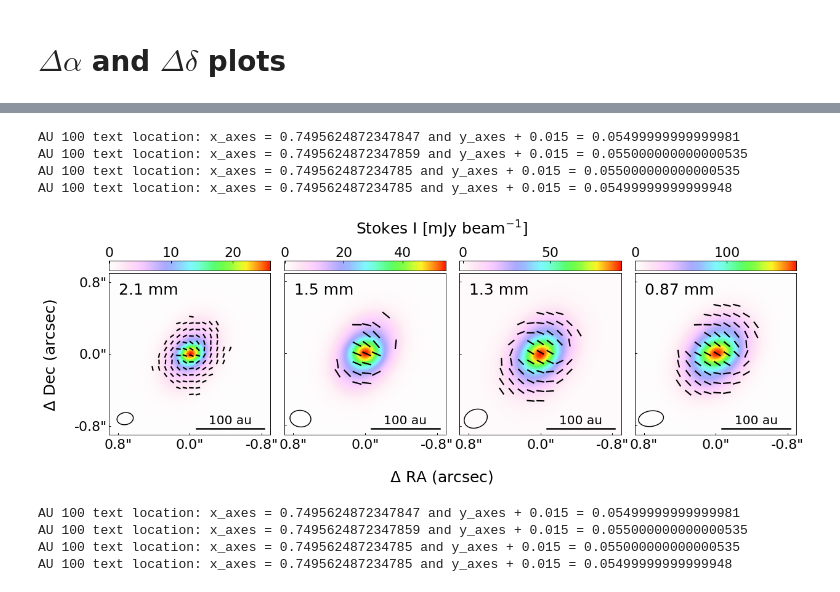
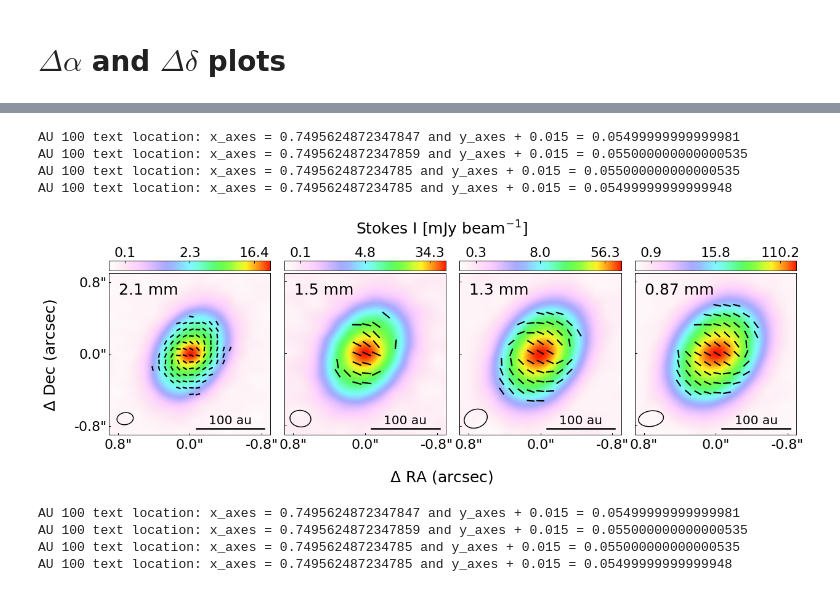
Before and after one commit to audreyburggraf/MastersThesis, a Jupyter notebook: PLOTTING C29 989/MakingFigures/AllBandsGrid.ipynb, the cells around one changed output, grey strips where cells are left out. Saved outputs shown, nothing was run; the diff lists cells and outputs as text; code cells hidden in the pictures.

Commit message:
Update dust scattering models and plots

```diff
--- a/PLOTTING C29 989/MakingFigures/AllBandsGrid.ipynb
+++ b/PLOTTING C29 989/MakingFigures/AllBandsGrid.ipynb
@@ -28,7 +28,7 @@ B4 = BuildBandDictionary(
     max_length_pix,
     reference_fraction,
     POLI_debiased_mJy,
-    StokesI_mJy,
+    StokesI_mJy, StokesI_stretched_mJy_grid, StokesI_unstretched_cbar_ticks_grid,
     RA_centre_pix, Dec_centre_pix,
 )
 # %% [output]
@@ -83,7 +83,7 @@ B5_R1 = BuildBandDictionary(
     max_length_pix,
     reference_fraction,
     POLI_debiased_mJy,
-    StokesI_mJy,
+    StokesI_mJy, StokesI_stretched_mJy_grid, StokesI_unstretched_cbar_ticks_grid,
     RA_centre_pix, Dec_centre_pix,
 )
 
@@ -119,7 +119,7 @@ B6 = BuildBandDictionary(
     max_length_pix,
     reference_fraction,
     POLI_mJy,
-    StokesI_mJy,
+    StokesI_mJy, StokesI_stretched_mJy_grid, StokesI_unstretched_cbar_ticks_grid,
     RA_centre_pix, Dec_centre_pix,
 )
 # %% [output]
@@ -151,7 +151,7 @@ B7 = BuildBandDictionary(
     max_length_pix,
     reference_fraction,
     POLI_debiased_mJy,
-    StokesI_mJy,
+    StokesI_mJy, StokesI_stretched_mJy_grid, StokesI_unstretched_cbar_ticks_grid,
     RA_centre_pix, Dec_centre_pix,
 
 )
@@ -167,24 +188,24 @@ Dec_max_pix = 581
 # %%
 bands = [B4, B5_R1, B6, B7]
 bands_idx = [4, 5, 6, 7]
 centre_strings = [constants.centre_str_band4_nterms2,
                   constants.centre_str_band5_robust_minus1,
                   constants.centre_str_band6,
                   constants.centre_str_band7_nterms2]
 
-fig, ax = MakeAllBandGridDelta(bands, centre_strings, 'Stokes I')
+fig, ax = MakeAllBandGridDelta(bands, centre_strings, 'Stokes I stretched')
 
 
-plt.savefig(image_folder_path + '/WRITEUP/StokesI_POLI/' + "StokesI_grid_robust_minus1_Delta.pdf",
+plt.savefig(image_folder_path + '/WRITEUP/StokesI_POLI/' + "StokesI_grid_robust_minus1_Delta_stretched.pdf",
             dpi=500,
             bbox_inches='tight',
                facecolor='white')
 # %% [output]
 AU 100 text location: x_axes = 0.7495624872347847 and y_axes + 0.015 = 0.05499999999999981
 AU 100 text location: x_axes = 0.7495624872347859 and y_axes + 0.015 = 0.055000000000000535
 AU 100 text location: x_axes = 0.749562487234785 and y_axes + 0.015 = 0.055000000000000535
 AU 100 text location: x_axes = 0.749562487234785 and y_axes + 0.015 = 0.05499999999999948
-[figure, old version]
+[figure, new version]
 # %%
 fig, ax = MakeAllBandGridDelta(bands, centre_strings, 'POLI', show_vectors = False)
 
```
Also changed, not shown: parts of 1 cell of this notebook, 52 other files.
